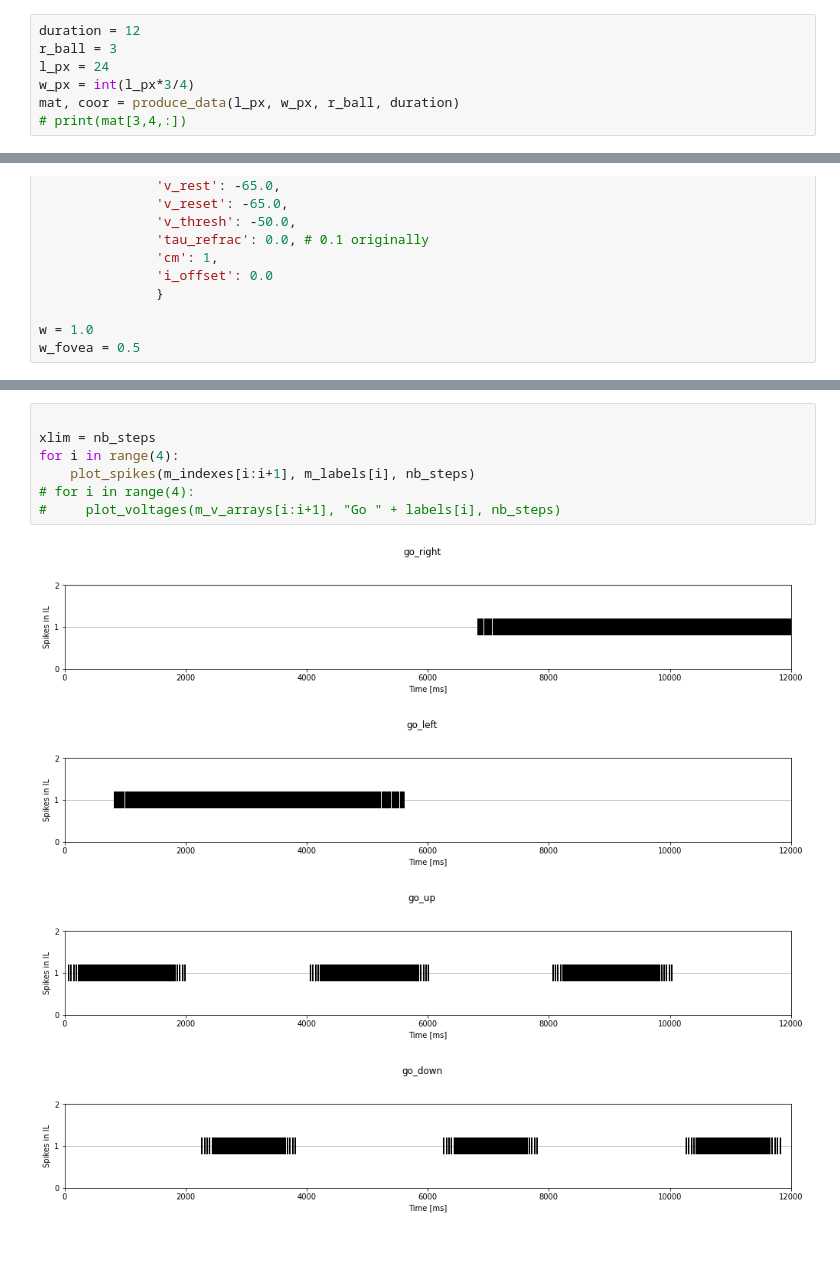
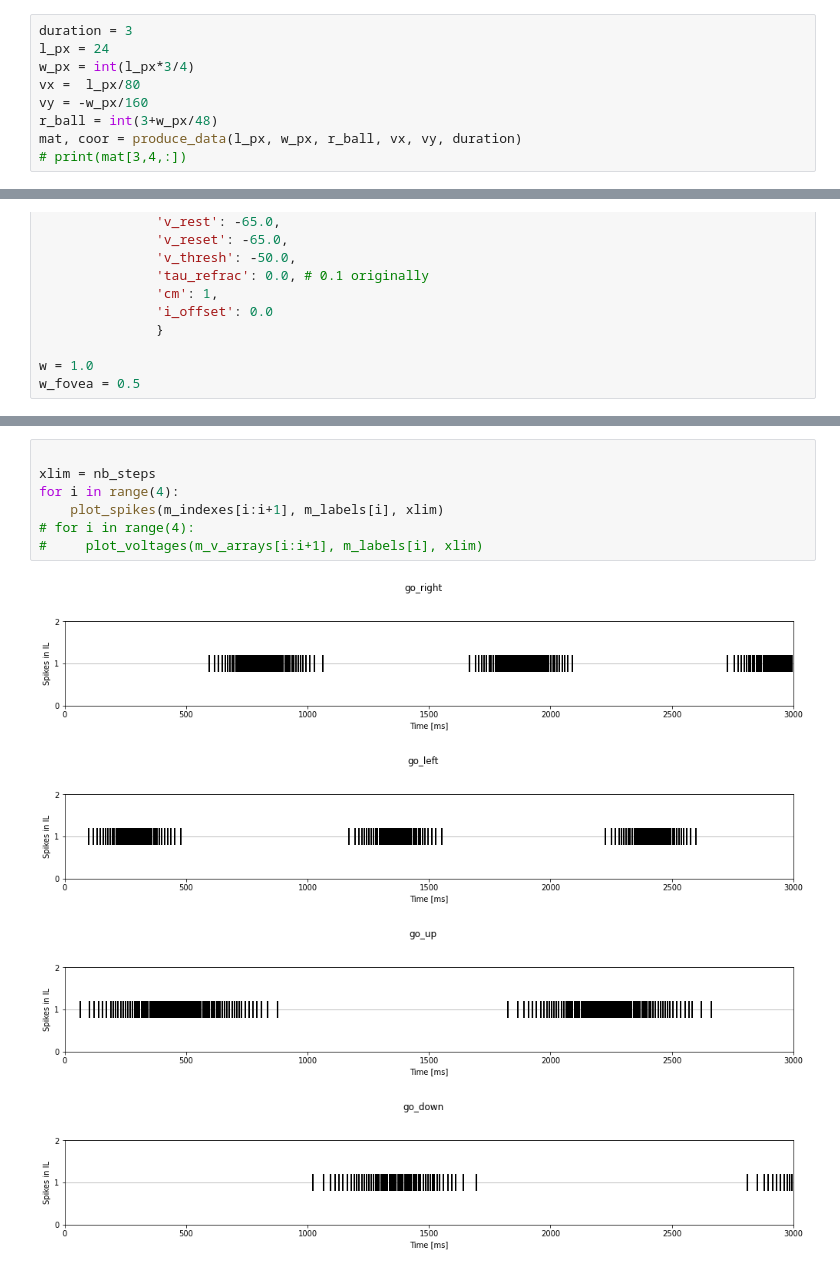
Before and after one commit to rowleya/CLSpiNN, a Jupyter notebook: experiments/closed_loop/closed_loop.ipynb, the cells around one changed output, grey strips where cells are left out. Saved outputs shown, nothing was run; the diff lists cells and outputs as text.

```diff
--- a/experiments/closed_loop/closed_loop.ipynb
+++ b/experiments/closed_loop/closed_loop.ipynb
@@ -19,9 +16,11 @@ sys.path.insert(1, '../../miscelaneous')
 from spinnorse_tools import fetch_files, plot_in_v_out, plot_spikes, plot_voltages
 from stimulator import produce_data
 # %%
-duration = 12
-r_ball = 3
+duration = 3
 l_px = 24
 w_px = int(l_px*3/4)
-mat, coor = produce_data(l_px, w_px, r_ball, duration)
+vx =  l_px/80
+vy = -w_px/160
+r_ball = int(3+w_px/48)
+mat, coor = produce_data(l_px, w_px, r_ball, vx, vy, duration)
 # print(mat[3,4,:])
@@ -226,15 +217,15 @@ p.end()
 # %%
 
 xlim = nb_steps
 for i in range(4):
-    plot_spikes(m_indexes[i:i+1], m_labels[i], nb_steps)
+    plot_spikes(m_indexes[i:i+1], m_labels[i], xlim)
 # for i in range(4):
-#     plot_voltages(m_v_arrays[i:i+1], "Go " + labels[i], nb_steps)
+#     plot_voltages(m_v_arrays[i:i+1], m_labels[i], xlim)
 # %% [output]
-[figure, old version]
+[figure, new version]
-[figure, old version]
+[figure, new version]
-[figure, old version]
+[figure, new version]
-[figure, old version]
+[figure, new version]
 # %%
 
 win_size = 20
```
Also changed, not shown: parts of 7 cells of this notebook, 50 other files.
